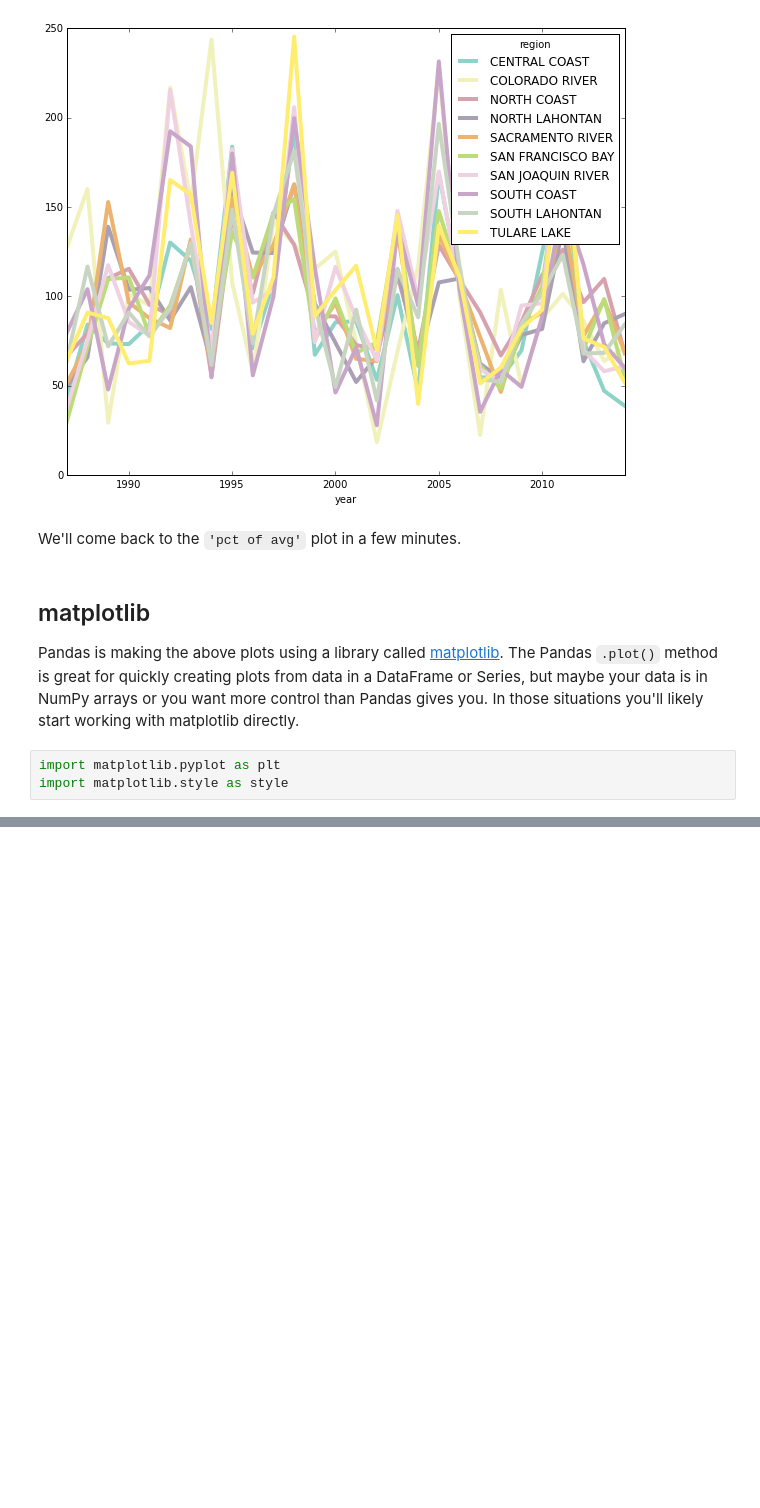
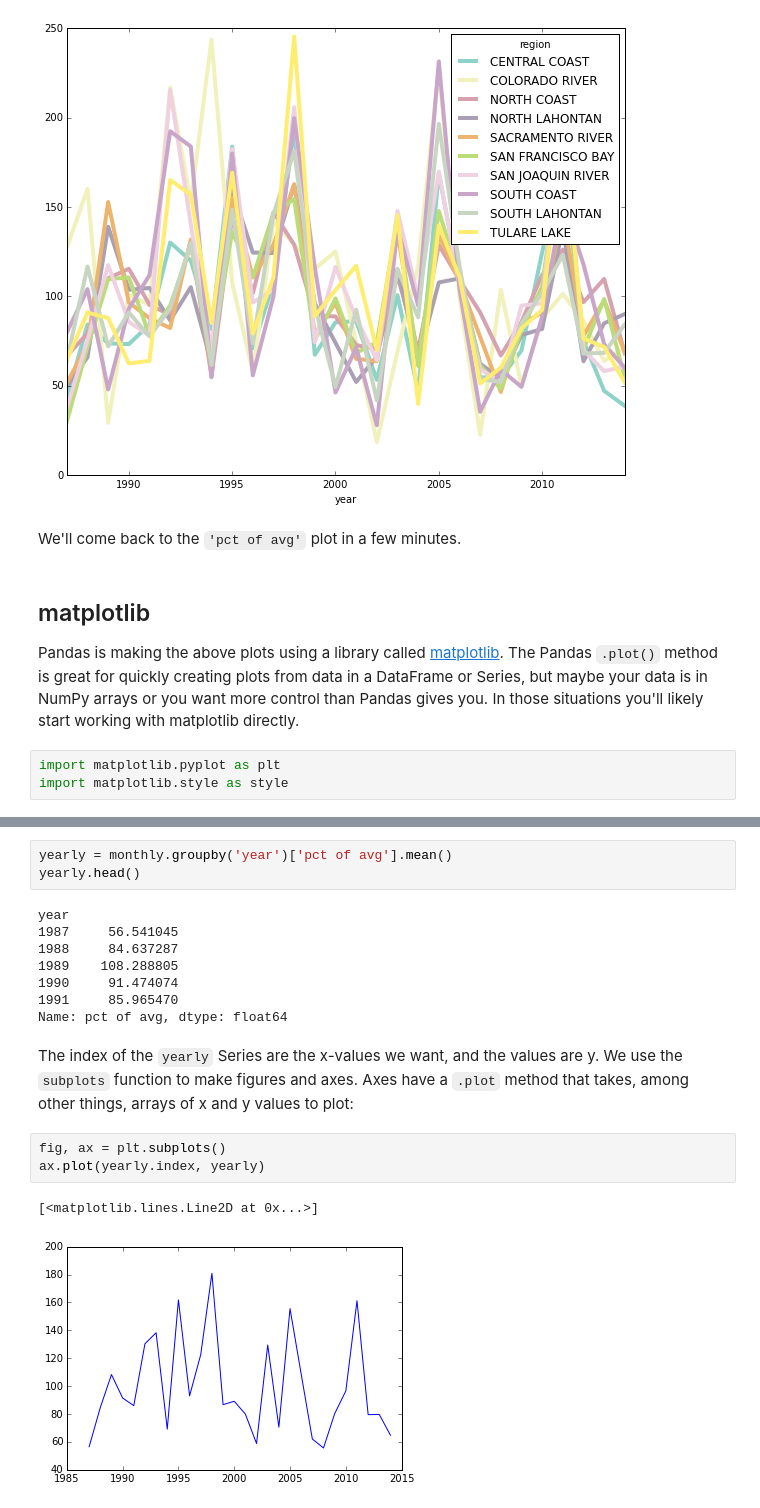
Before and after one commit to jiffyclub/2015-07-06-scipy, a Jupyter notebook: scientific_python/Intro to Plotting.ipynb, the cells around one changed output, grey strips where cells are left out. Saved outputs shown, nothing was run; the diff lists cells and outputs as text; blank space fills up the shorter version.

Commit message:
starting matplotlib section of plotting lesson

```diff
--- a/scientific_python/Intro to Plotting.ipynb
+++ b/scientific_python/Intro to Plotting.ipynb
@@ -170,0 +180,21 @@ import matplotlib.style as style
+# %%
+yearly = monthly.groupby('year')['pct of avg'].mean()
+yearly.head()
+# %% [output]
+year
+1987     56.541045
+1988     84.637287
+1989    108.288805
+1990     91.474074
+1991     85.965470
+Name: pct of avg, dtype: float64
+# %% [markdown]
+The index of the `yearly` Series are the x-values we want, and the values are y.
+We use the `subplots` function to make figures and axes.
+Axes have a `.plot` method that takes, among other things, arrays of x and y values to plot:
+# %%
+fig, ax = plt.subplots()
+ax.plot(yearly.index, yearly)
+# %% [output]
+[<matplotlib.lines.Line2D at 0x...>]
+[figure, added]
```
Also changed, not shown: parts of 13 cells of this notebook.
